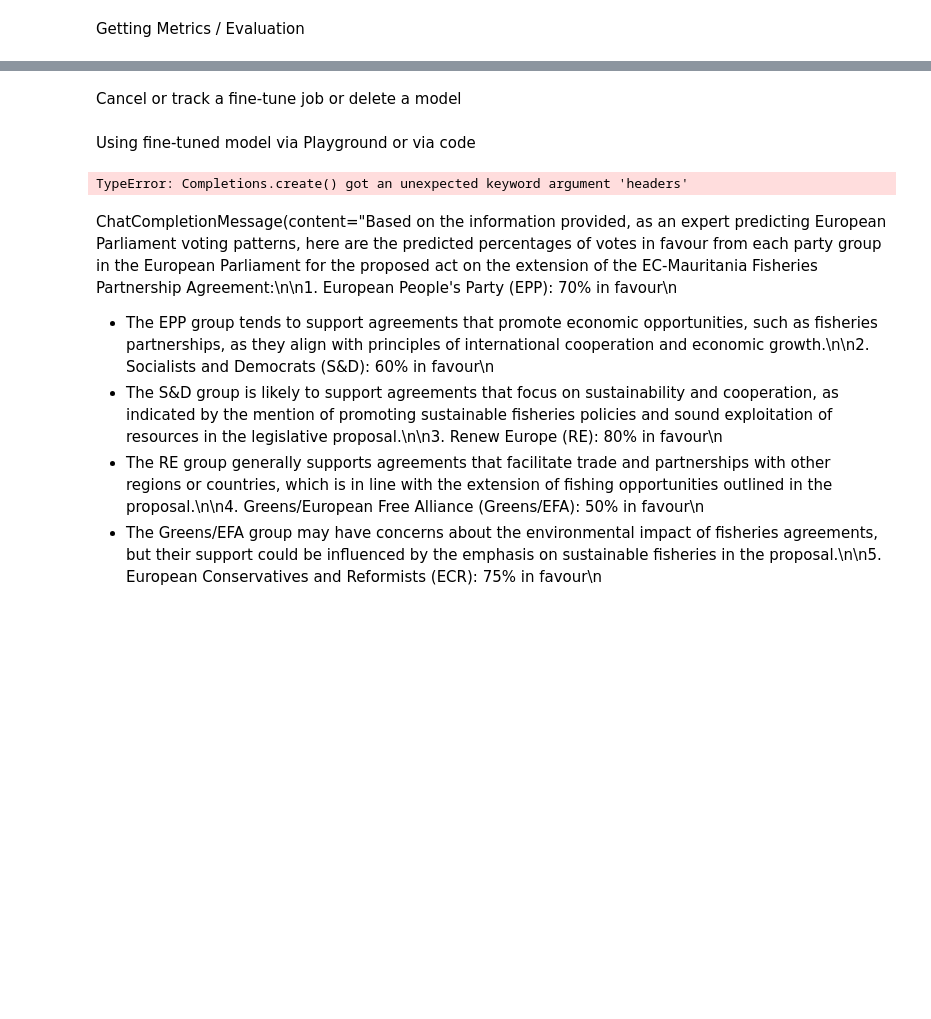
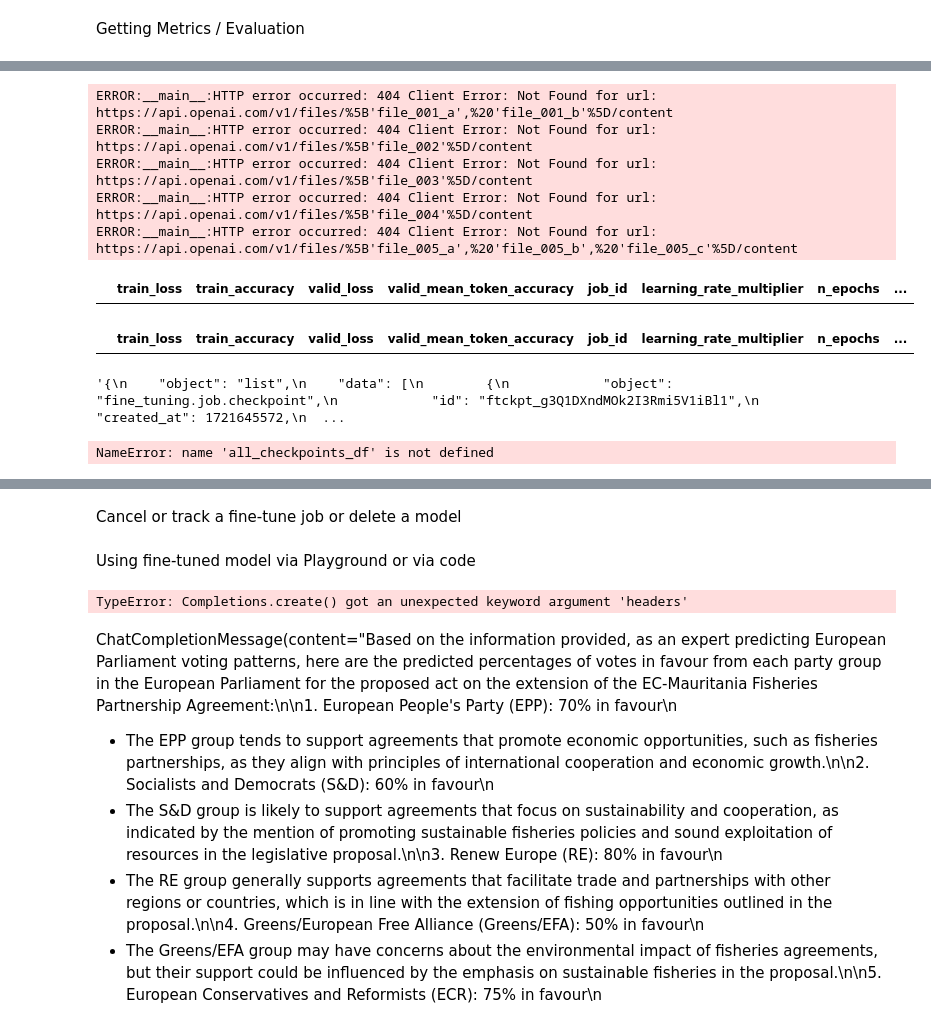
Before and after one commit to izu457/Thesis_Finetuning_GPT3.5_Political_Stance, a Jupyter notebook: Fine-Tuning_Cookbook.ipynb, the cells around one changed output, grey strips where cells are left out. Drawn from its saved outputs; the diff is of its cells as text; code cells hidden in the pictures; blank space fills up the shorter version.

```diff
--- a/Fine-Tuning_Cookbook.ipynb
+++ b/Fine-Tuning_Cookbook.ipynb
@@ -433,3 +471,52 @@ INFO:__main__:Decoded response content successfully.
+# %%
+# create empty csv files with columnn names train_loss, val_loss, train_ppl, val_ppl
+with open("decoded_content.csv", "w") as f:
+    f.write("train_loss, train_accuracy, valid_loss, valid_mean_token_accuracy\n")
+
+
+
+# concatenate all results files to one dataframe
+for i in range(len(all_results)):
+
+    # get job_id
+    job_id = all_results[i]["job_id"]
+    # get result_files
+    result_files = all_results[i]["result_files"]
+    # get hyperparameters
+    lr_multiplier = all_results[i]["learning_rate_multiplier"]
+    n_epochs = all_results[i]["n_epochs"]
+    batch_size = all_results[i]["batch_size"]
+    # get metrics_df
+    metrics_df = pd.read_csv(get_ft_results(result_files))
+    # add columns to metrics_df
+    metrics_df["job_id"] = job_id
+    metrics_df["learning_rate_multiplier"] = lr_multiplier
+    metrics_df["n_epochs"] = n_epochs
+    metrics_df["batch_size"] = batch_size
+    # add metrics_df to a overall df
+    if i == 0:
+        all_metrics_df = metrics_df
+    else:
+        all_metrics_df = pd.concat([all_metrics_df, metrics_df], axis=0)
+    #checkpoints_df = get_checkpoint_results(job_id)
+    # add checkpoints_df to a overall df
+    #if i == 0:
+    #    all_checkpoints_df = checkpoints_df
+    #else:
+    #    all_checkpoints_df = pd.concat([all_checkpoints_df, checkpoints_df], axis=0)
+
+display(all_metrics_df.head())
+display(all_checkpoints_df.head())
+# %% [output]
+ERROR:__main__:HTTP error occurred: 404 Client Error: Not Found for url: https://api.openai.com/v1/files/%5B'file_001_a',%20'file_001_b'%5D/content
+ERROR:__main__:HTTP error occurred: 404 Client Error: Not Found for url: https://api.openai.com/v1/files/%5B'file_002'%5D/content
+ERROR:__main__:HTTP error occurred: 404 Client Error: Not Found for url: https://api.openai.com/v1/files/%5B'file_003'%5D/content
+ERROR:__main__:HTTP error occurred: 404 Client Error: Not Found for url: https://api.openai.com/v1/files/%5B'file_004'%5D/content
+ERROR:__main__:HTTP error occurred: 404 Client Error: Not Found for url: https://api.openai.com/v1/files/%5B'file_005_a',%20'file_005_b',%20'file_005_c'%5D/content
+|  | train_loss | train_accuracy | valid_loss | valid_mean_token_accuracy | job_id | learning_rate_multiplier | n_epochs | ... |
+|  | train_loss | train_accuracy | valid_loss | valid_mean_token_accuracy | job_id | learning_rate_multiplier | n_epochs | ... |
+'{\n    "object": "list",\n    "data": [\n        {\n            "object": "fine_tuning.job.checkpoint",\n            "id": "ftckpt_g3Q1DXndMOk2I3Rmi5V1iBl1",\n            "created_at": 1721645572,\n  ...
+NameError: name 'all_checkpoints_df' is not defined
 # %%
 # plot the training loss and validation loss as lines in one plot
 # print two plots next to eachtother
```
Also changed, not shown: parts of 15 cells of this notebook, 1 other file.
